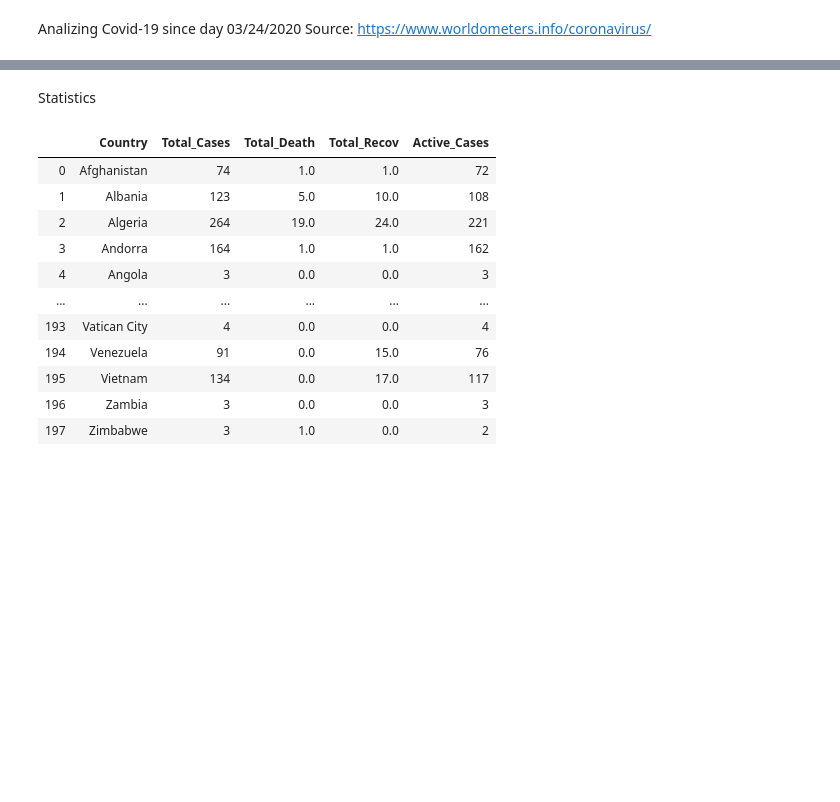
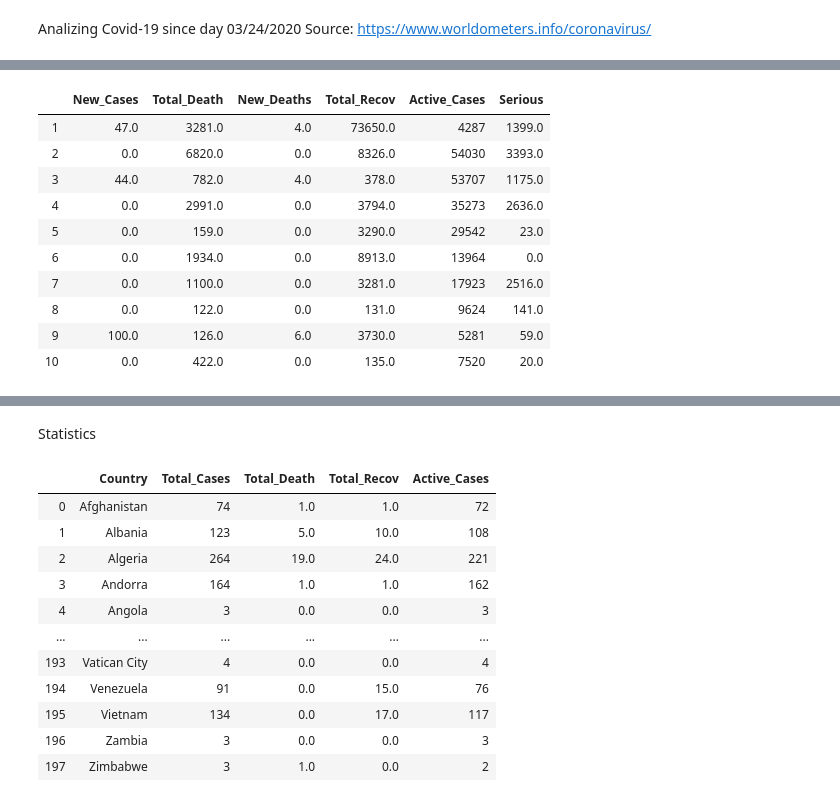
Before and after one commit to yordanisp/Pandas, a Jupyter notebook: Covid-19.ipynb, the cells around one changed output, grey strips where cells are left out. Saved outputs shown, nothing was run; the diff lists cells and outputs as text; code cells hidden in the pictures; blank space fills up the shorter version.

```diff
--- a/Covid-19.ipynb
+++ b/Covid-19.ipynb
@@ -42,0 +41,14 @@ cv24.head(15)
+# %%
+cv24.iloc[:10, 2:8]
+# %% [output]
+|  | New_Cases | Total_Death | New_Deaths | Total_Recov | Active_Cases | Serious |
+| 1 | 47.0 | 3281.0 | 4.0 | 73650.0 | 4287 | 1399.0 |
+| 2 | 0.0 | 6820.0 | 0.0 | 8326.0 | 54030 | 3393.0 |
+| 3 | 44.0 | 782.0 | 4.0 | 378.0 | 53707 | 1175.0 |
+| 4 | 0.0 | 2991.0 | 0.0 | 3794.0 | 35273 | 2636.0 |
+| 5 | 0.0 | 159.0 | 0.0 | 3290.0 | 29542 | 23.0 |
+| 6 | 0.0 | 1934.0 | 0.0 | 8913.0 | 13964 | 0.0 |
+| 7 | 0.0 | 1100.0 | 0.0 | 3281.0 | 17923 | 2516.0 |
+| 8 | 0.0 | 122.0 | 0.0 | 131.0 | 9624 | 141.0 |
+| 9 | 100.0 | 126.0 | 6.0 | 3730.0 | 5281 | 59.0 |
+| 10 | 0.0 | 422.0 | 0.0 | 135.0 | 7520 | 20.0 |
```
Also changed, not shown: parts of 4 cells of this notebook.
